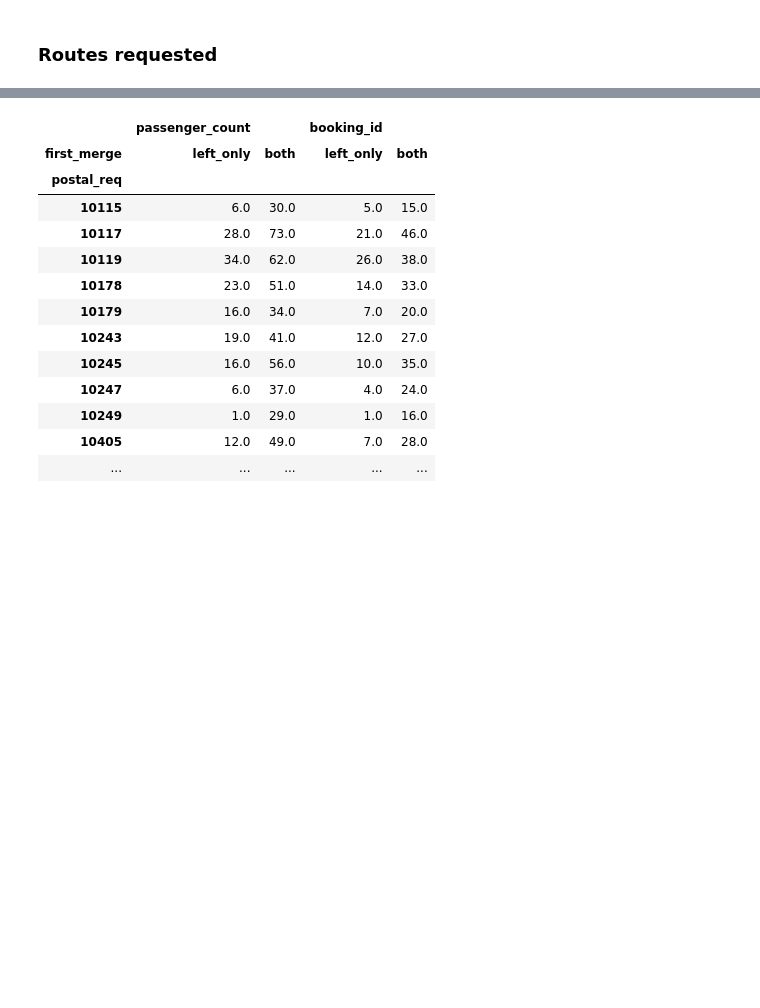
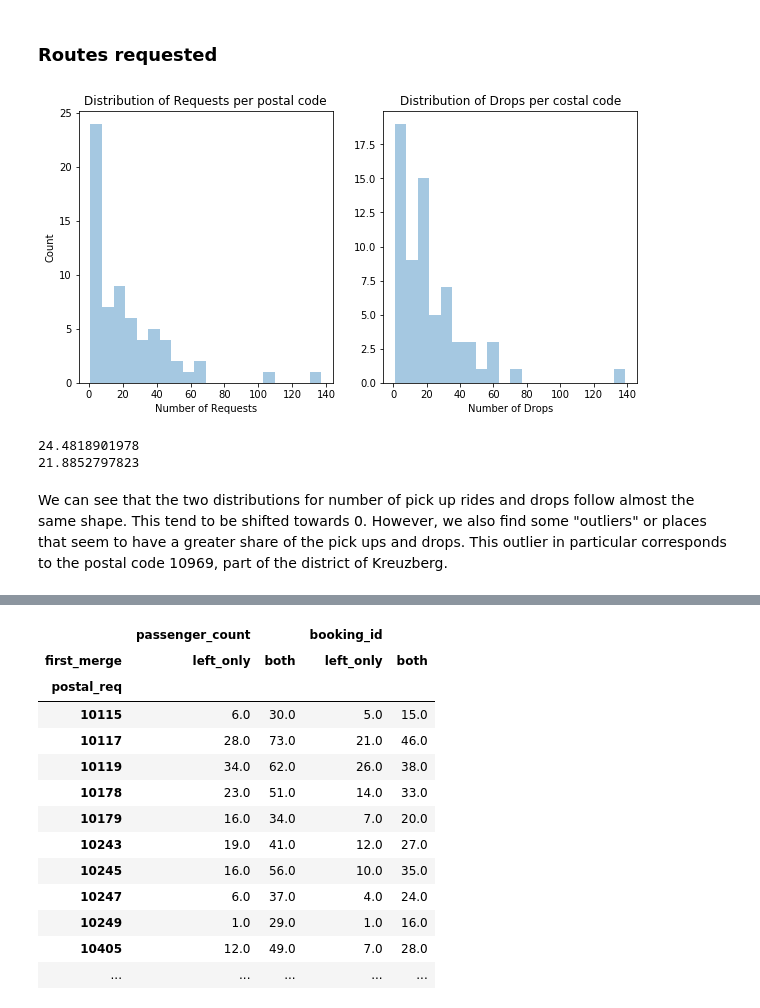
Before and after one commit to jlcoto/door2door_bi, a Jupyter notebook: bi-code-challenge/Exploring_data.ipynb, the cells around one changed output, grey strips where cells are left out. Cells and saved outputs as stored; diff of their text form; code cells hidden in the pictures; blank space fills up the shorter version.

Commit message:
Add distribution of requests/drops per postal code.

```diff
--- a/bi-code-challenge/Exploring_data.ipynb
+++ b/bi-code-challenge/Exploring_data.ipynb
@@ -341,0 +345,34 @@ first_pick_drop[["postal_drop", "geometry_drop"]] = pd.merge(first_pick_drop[["p
+# %%
+#Only getting full cases where pickup point and drop point was defined
+first_pick_drop = first_pick_drop.dropna(axis=0, subset=["postal_req", "postal_drop"])
+# %%
+req_group = first_pick_drop.groupby('postal_req').agg({'booking_id':'count', "geometry_req": lambda x: x.iloc[0]}).reset_index()
+drop_group = first_pick_drop.groupby('postal_drop').agg({'booking_id':'count', "geometry_drop": lambda x: x.iloc[0]}).reset_index()
+# %%
+req_drop_group = pd.merge(req_group, drop_group, left_on="postal_req", right_on="postal_drop", how="outer", suffixes=["_req", "_drop"])
+# %%
+#Putting results in quantile bins for pick up requests and drops
+req_drop_group['quantiles_req'] = pd.qcut(req_drop_group['booking_id_req'],  [0, .25, .5, .75, 1.], ["0-25%","25-50%", "50-75%", "75-100%"])
+req_drop_group['quantiles_drop'] = pd.qcut(req_drop_group['booking_id_drop'],  [0, .25, .5, .75, 1.], ["0-25%","25-50%", "50-75%", "75-100%"])
+# %%
+#Plotting distribution
+fig, ax = plt.subplots(1,2, figsize=(10,5))
+sns.distplot(req_drop_group['booking_id_req'][req_drop_group['booking_id_req'].notnull()], #Getting rid off nul values
+             kde=False, bins=20, ax=ax[0])
+sns.distplot(req_drop_group['booking_id_drop'][req_drop_group['booking_id_drop'].notnull()], #Getting rid off nul values
+             kde=False, bins=20, ax=ax[1])
+ax[0].set_title("Distribution of Requests per postal code")
+ax[1].set_title("Distribution of Drops per costal code")
+ax[0].set_ylabel("Count")
+ax[0].set_xlabel("Number of Requests")
+ax[1].set_xlabel("Number of Drops");
+# %% [output]
+[figure, added]
+# %%
+print(np.std(req_drop_group['booking_id_req']))
+print(np.std(req_drop_group['booking_id_drop']))
+# %% [output]
+24.4818901978
+21.8852797823
+# %% [markdown]
+We can see that the two distributions for number of pick up rides and drops follow almost the same shape. This tend to be shifted towards 0. However, we also find some "outliers" or places that seem to have a greater share of the pick ups and drops. This outlier in particular corresponds to the postal code 10969, part of the district of Kreuzberg.
```
Also changed, not shown: parts of 16 cells of this notebook.
